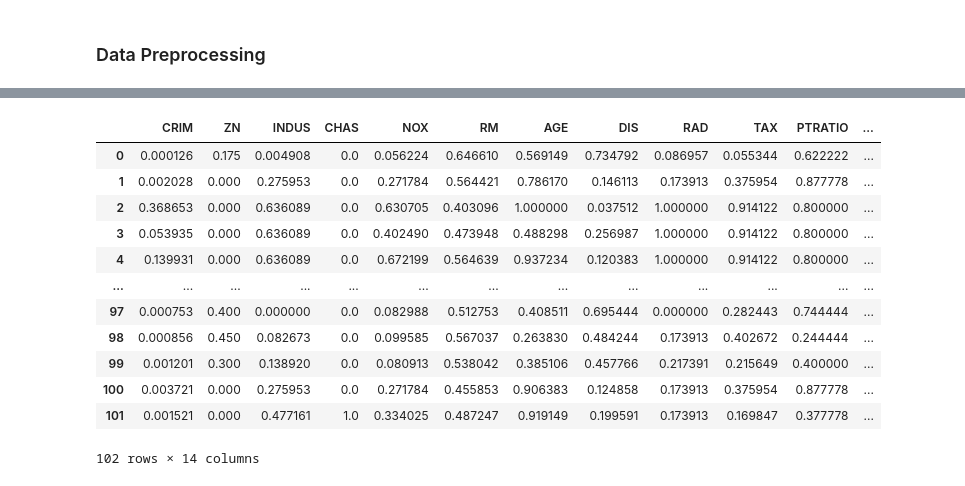
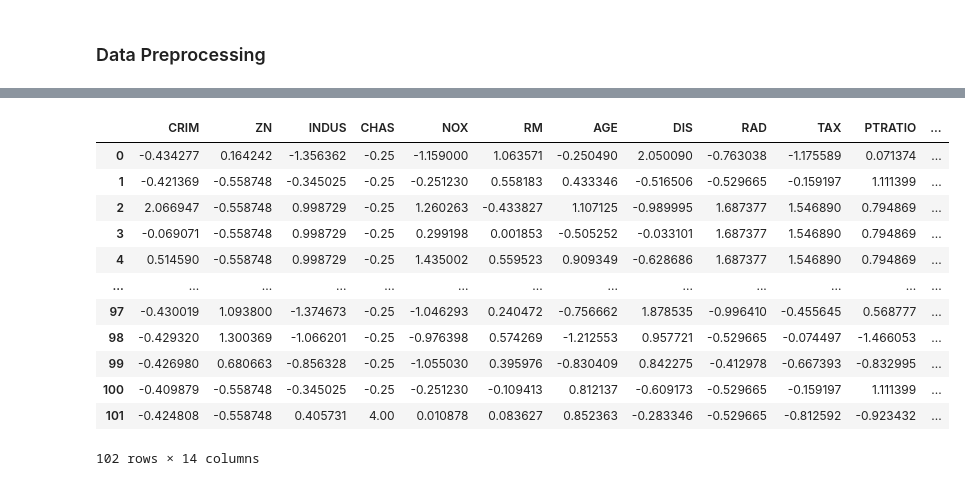
Before and after one commit to pippuu/TuBes-PML, a Jupyter notebook: main.ipynb, the cells around one changed output, grey strips where cells are left out. Cells and saved outputs as stored; diff of their text form; code cells hidden in the pictures.

```diff
--- a/main.ipynb
+++ b/main.ipynb
@@ -89,6 +58,6 @@ Name: PRICE, Length: 202, dtype: int64
 # %%
 # Normalizing data values for data train
-normalizer = MinMaxScaler()
+normalizer = StandardScaler()
 normalized_data_train = dataset_train_raw.copy()
 cols = normalized_data_train.columns
 for col in cols:
@@ -135,25 +81,25 @@ plt.show()
 # %%
-# Normalizing data values for data train
-normalizer = MinMaxScaler()
+# Normalizing data values for data test
+normalizer = StandardScaler()
 normalized_data_test = dataset_test_raw.copy()
 cols = normalized_data_test.columns
 for col in cols:
     normalized_data_test[col] = normalizer.fit_transform(normalized_data_test[[col]])
 
 normalized_data_test
 # %% [output]
 |  | CRIM | ZN | INDUS | CHAS | NOX | RM | AGE | DIS | RAD | TAX | PTRATIO | ... |
-| 0 | 0.000126 | 0.175 | 0.004908 | 0.0 | 0.056224 | 0.646610 | 0.569149 | 0.734792 | 0.086957 | 0.055344 | 0.622222 | ... |
-| 1 | 0.002028 | 0.000 | 0.275953 | 0.0 | 0.271784 | 0.564421 | 0.786170 | 0.146113 | 0.173913 | 0.375954 | 0.877778 | ... |
-| 2 | 0.368653 | 0.000 | 0.636089 | 0.0 | 0.630705 | 0.403096 | 1.000000 | 0.037512 | 1.000000 | 0.914122 | 0.800000 | ... |
-| 3 | 0.053935 | 0.000 | 0.636089 | 0.0 | 0.402490 | 0.473948 | 0.488298 | 0.256987 | 1.000000 | 0.914122 | 0.800000 | ... |
-| 4 | 0.139931 | 0.000 | 0.636089 | 0.0 | 0.672199 | 0.564639 | 0.937234 | 0.120383 | 1.000000 | 0.914122 | 0.800000 | ... |
+| 0 | -0.434277 | 0.164242 | -1.356362 | -0.25 | -1.159000 | 1.063571 | -0.250490 | 2.050090 | -0.763038 | -1.175589 | 0.071374 | ... |
+| 1 | -0.421369 | -0.558748 | -0.345025 | -0.25 | -0.251230 | 0.558183 | 0.433346 | -0.516506 | -0.529665 | -0.159197 | 1.111399 | ... |
+| 2 | 2.066947 | -0.558748 | 0.998729 | -0.25 | 1.260263 | -0.433827 | 1.107125 | -0.989995 | 1.687377 | 1.546890 | 0.794869 | ... |
+| 3 | -0.069071 | -0.558748 | 0.998729 | -0.25 | 0.299198 | 0.001853 | -0.505252 | -0.033101 | 1.687377 | 1.546890 | 0.794869 | ... |
+| 4 | 0.514590 | -0.558748 | 0.998729 | -0.25 | 1.435002 | 0.559523 | 0.909349 | -0.628686 | 1.687377 | 1.546890 | 0.794869 | ... |
 | ... | ... | ... | ... | ... | ... | ... | ... | ... | ... | ... | ... | ... |
-| 97 | 0.000753 | 0.400 | 0.000000 | 0.0 | 0.082988 | 0.512753 | 0.408511 | 0.695444 | 0.000000 | 0.282443 | 0.744444 | ... |
-| 98 | 0.000856 | 0.450 | 0.082673 | 0.0 | 0.099585 | 0.567037 | 0.263830 | 0.484244 | 0.173913 | 0.402672 | 0.244444 | ... |
-| 99 | 0.001201 | 0.300 | 0.138920 | 0.0 | 0.080913 | 0.538042 | 0.385106 | 0.457766 | 0.217391 | 0.215649 | 0.400000 | ... |
-| 100 | 0.003721 | 0.000 | 0.275953 | 0.0 | 0.271784 | 0.455853 | 0.906383 | 0.124858 | 0.173913 | 0.375954 | 0.877778 | ... |
-| 101 | 0.001521 | 0.000 | 0.477161 | 1.0 | 0.334025 | 0.487247 | 0.919149 | 0.199591 | 0.173913 | 0.169847 | 0.377778 | ... |
+| 97 | -0.430019 | 1.093800 | -1.374673 | -0.25 | -1.046293 | 0.240472 | -0.756662 | 1.878535 | -0.996410 | -0.455645 | 0.568777 | ... |
+| 98 | -0.429320 | 1.300369 | -1.066201 | -0.25 | -0.976398 | 0.574269 | -1.212553 | 0.957721 | -0.529665 | -0.074497 | -1.466053 | ... |
+| 99 | -0.426980 | 0.680663 | -0.856328 | -0.25 | -1.055030 | 0.395976 | -0.830409 | 0.842275 | -0.412978 | -0.667393 | -0.832995 | ... |
+| 100 | -0.409879 | -0.558748 | -0.345025 | -0.25 | -0.251230 | -0.109413 | 0.812137 | -0.609173 | -0.529665 | -0.159197 | 1.111399 | ... |
+| 101 | -0.424808 | -0.558748 | 0.405731 | 4.00 | 0.010878 | 0.083627 | 0.852363 | -0.283346 | -0.529665 | -0.812592 | -0.923432 | ... |
 102 rows × 14 columns
 # %%
 # Label and Feature grouping
```
Also changed, not shown: parts of 25 cells of this notebook, 6 other files.
